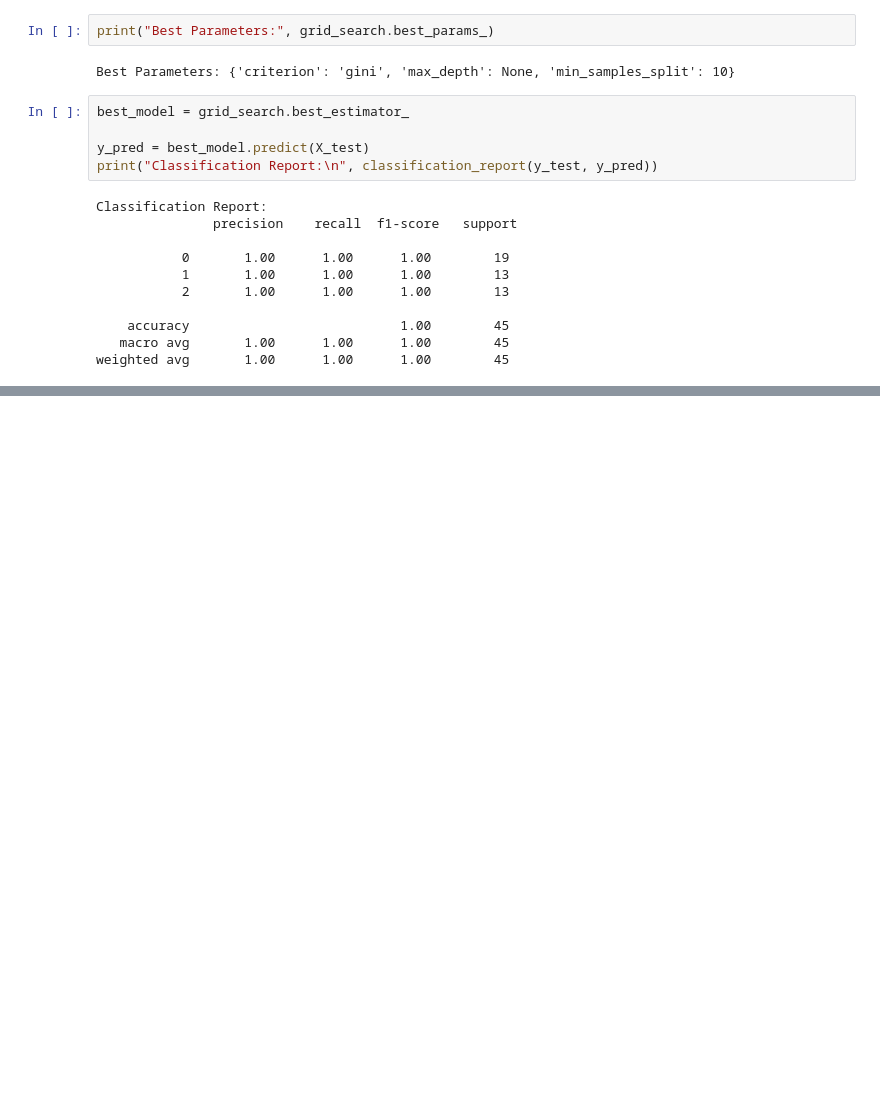
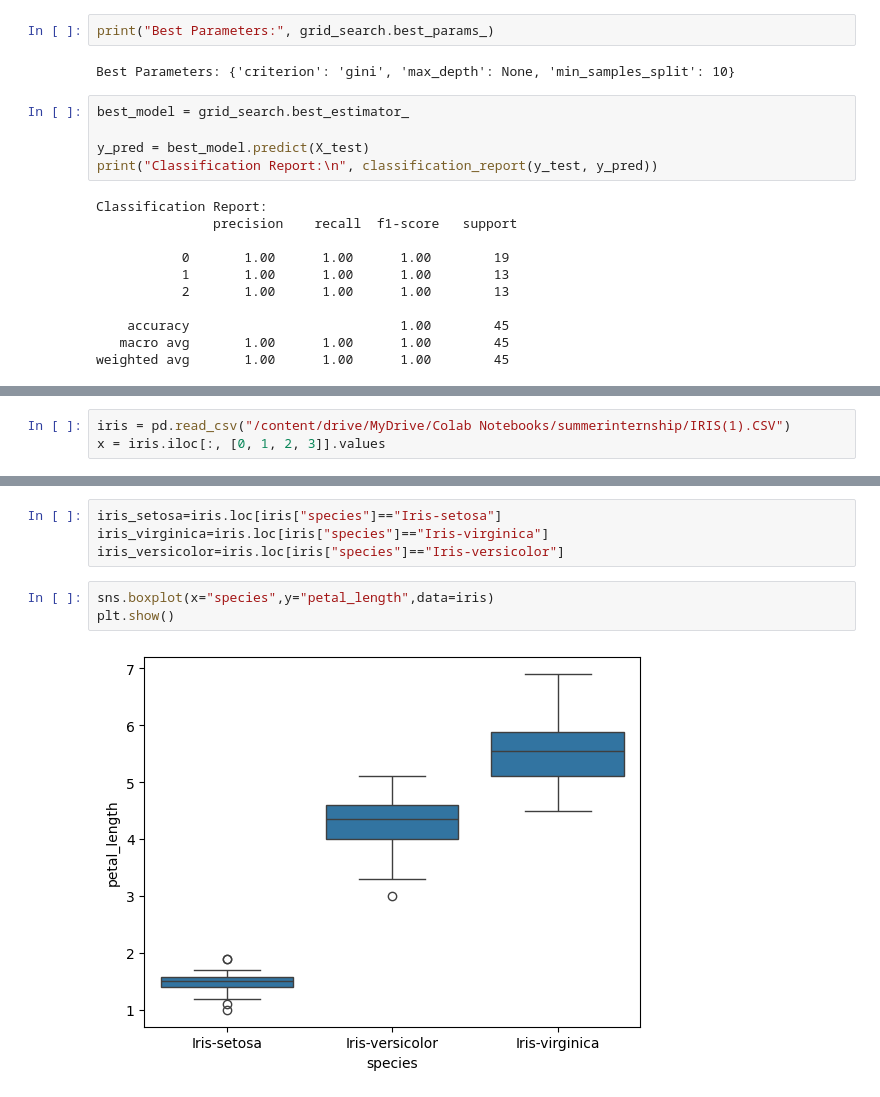
Before and after one commit to sreyas-sunandan/summer-internship-AI-ML, a Jupyter notebook: summerintership_ai_ml.ipynb, the cells around one changed output, grey strips where cells are left out. Cells and saved outputs as stored; diff of their text form; blank space fills up the shorter version.

```diff
--- a/summerintership_ai_ml.ipynb
+++ b/summerintership_ai_ml.ipynb
@@ -1199,0 +1212,3 @@ weighted avg       1.00      1.00      1.00        45
+# %%
+iris = pd.read_csv("/content/drive/MyDrive/Colab Notebooks/summerinternship/IRIS(1).CSV")
+x = iris.iloc[:, [0, 1, 2, 3]].values
@@ -1199,0 +1242,9 @@ weighted avg       1.00      1.00      1.00        45
+# %%
+iris_setosa=iris.loc[iris["species"]=="Iris-setosa"]
+iris_virginica=iris.loc[iris["species"]=="Iris-virginica"]
+iris_versicolor=iris.loc[iris["species"]=="Iris-versicolor"]
+# %%
+sns.boxplot(x="species",y="petal_length",data=iris)
+plt.show()
+# %% [output]
+[figure, added]
```
Also changed, not shown: parts of 11 cells of this notebook.
